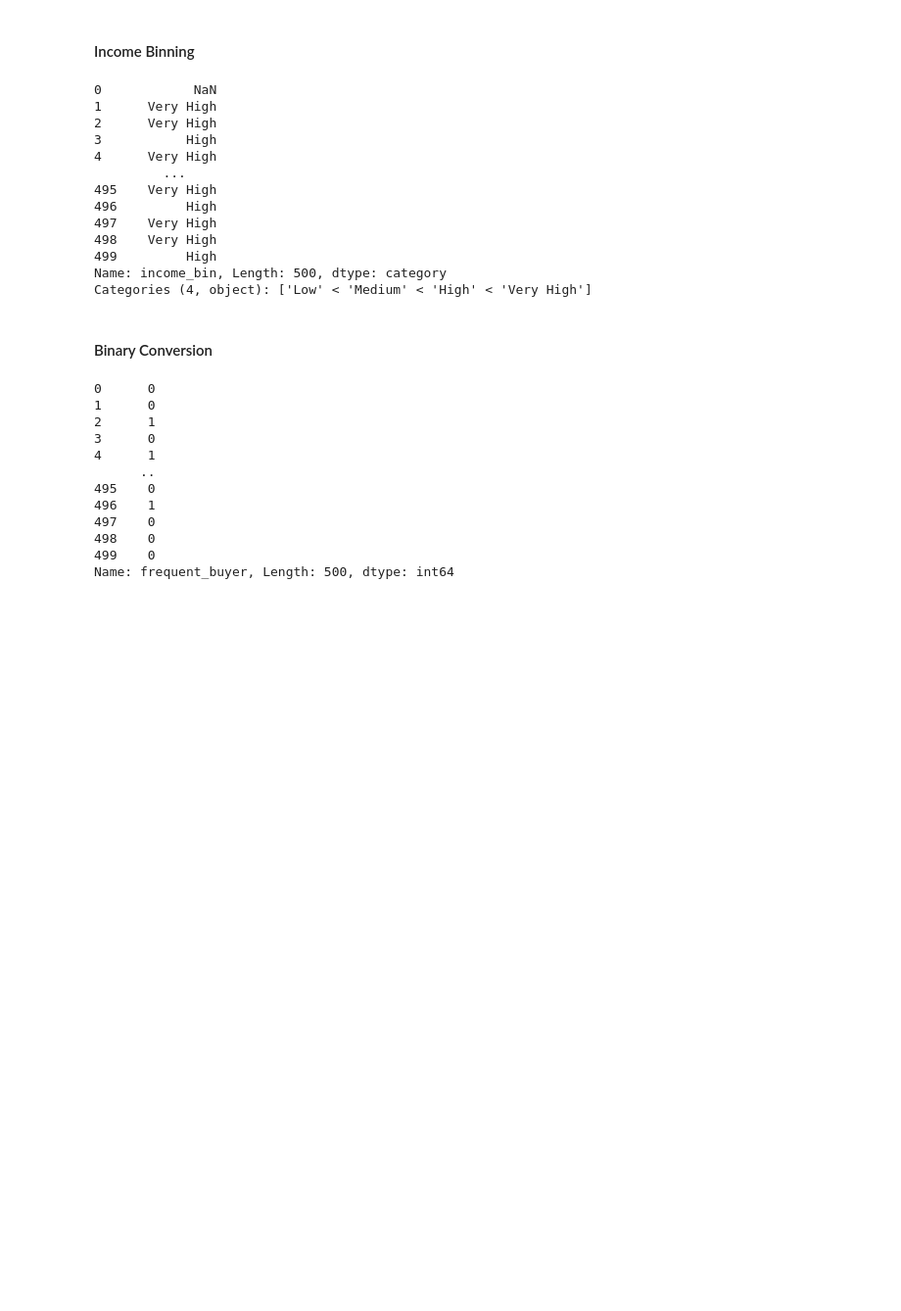
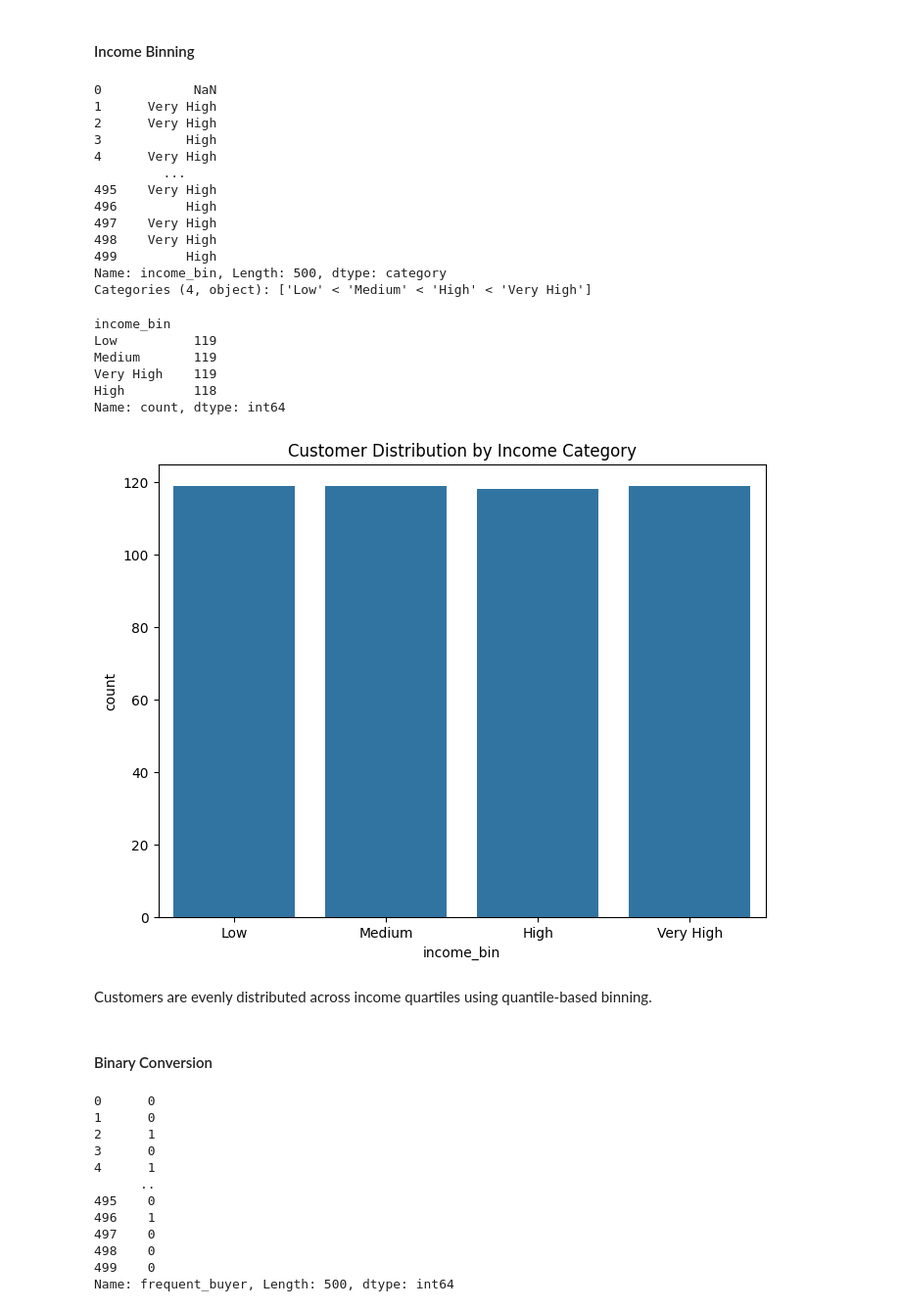
Before and after one commit to Abhiraj14206/Main_Data, a Jupyter notebook: FinalProject2/FinalProject2.ipynb, the cells around one changed output. Shown at 98% size. Cells and saved outputs as stored; diff of their text form; code cells hidden in the pictures; blank space fills up the shorter version.

```diff
--- a/FinalProject2/FinalProject2.ipynb
+++ b/FinalProject2/FinalProject2.ipynb
@@ -654,6 +686,24 @@ df_new['income_bin']
 499         High
 Name: income_bin, Length: 500, dtype: category
 Categories (4, object): ['Low' < 'Medium' < 'High' < 'Very High']
+# %%
+df_new['income_bin'].value_counts()
+# %% [output]
+income_bin
+Low          119
+Medium       119
+Very High    119
+High         118
+Name: count, dtype: int64
+# %%
+plt.figure(figsize=(8,6))
+sns.countplot(x="income_bin", data=df_new)
+plt.title("Customer Distribution by Income Category")
+plt.show()
+# %% [output]
+[figure, added]
+# %% [markdown]
+Customers are evenly distributed across income quartiles using quantile-based binning.
 # %% [markdown]
 #### Binary Conversion
 # %%
```
Also changed, not shown: parts of 23 cells of this notebook, 1 other file.
